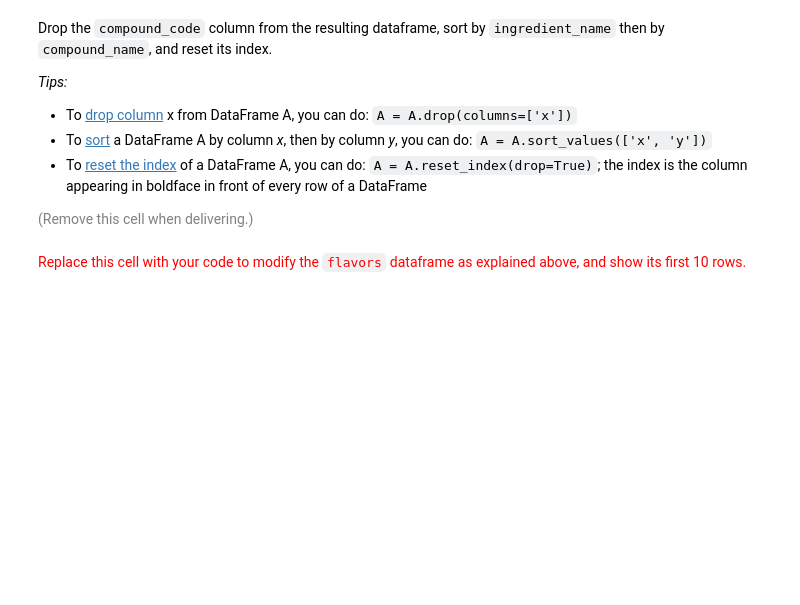
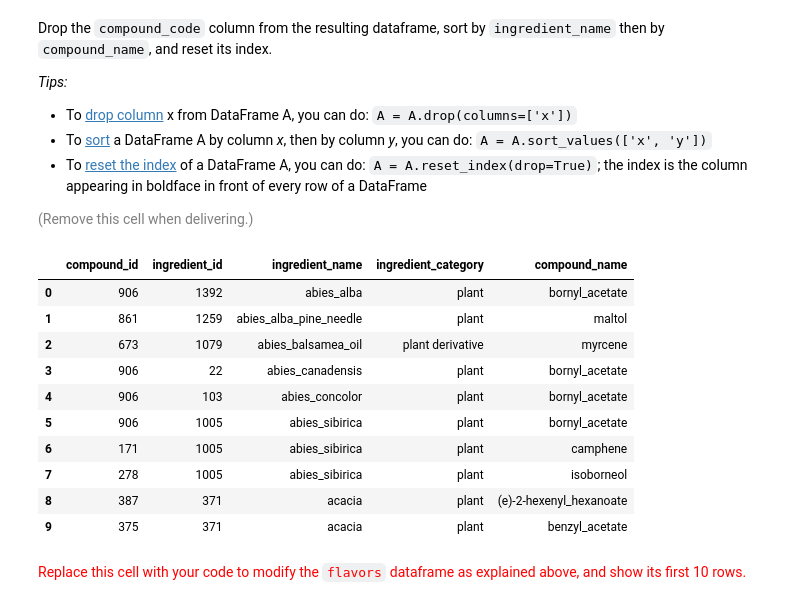
Before and after one commit to Jowi611/networks-science-course, a Jupyter notebook: practicum/ps02-flavors-2025.ipynb, the cells around one changed output. Cells and saved outputs as stored; diff of their text form; code cells hidden in the pictures; blank space fills up the shorter version.

```diff
--- a/practicum/ps02-flavors-2025.ipynb
+++ b/practicum/ps02-flavors-2025.ipynb
@@ -134,6 +164,24 @@ Drop the `compound_code` column from the resulting dataframe, sort by `ingredien
 * To [reset the index](https://pandas.pydata.org/docs/reference/api/pandas.DataFrame.reset_index.html) of a DataFrame A, you can do: `A = A.reset_index(drop=True)`; the index is the column appearing in boldface in front of every row of a DataFrame
 
 <font size="-1" color="gray">(Remove this cell when delivering.)</font>
+# %%
+flavors=flavors.drop(columns=['compound_code'])
+flavors=flavors.sort_values(['ingredient_name','compound_name'])
+flavors=flavors.reset_index(drop=True)
+
+display(flavors.head(10))
+# %% [output]
+|  | compound_id | ingredient_id | ingredient_name | ingredient_category | compound_name |
+| 0 | 906 | 1392 | abies_alba | plant | bornyl_acetate |
+| 1 | 861 | 1259 | abies_alba_pine_needle | plant | maltol |
+| 2 | 673 | 1079 | abies_balsamea_oil | plant derivative | myrcene |
+| 3 | 906 | 22 | abies_canadensis | plant | bornyl_acetate |
+| 4 | 906 | 103 | abies_concolor | plant | bornyl_acetate |
+| 5 | 906 | 1005 | abies_sibirica | plant | bornyl_acetate |
+| 6 | 171 | 1005 | abies_sibirica | plant | camphene |
+| 7 | 278 | 1005 | abies_sibirica | plant | isoborneol |
+| 8 | 387 | 371 | acacia | plant | (e)-2-hexenyl_hexanoate |
+| 9 | 375 | 371 | acacia | plant | benzyl_acetate |
 # %% [markdown]
 <font size="+1" color="red">Replace this cell with your code to modify the `flavors` dataframe as explained above, and show its first 10 rows.</font>
 # %% [markdown]
```
Also changed, not shown: parts of 3 cells of this notebook, 2 other files.
